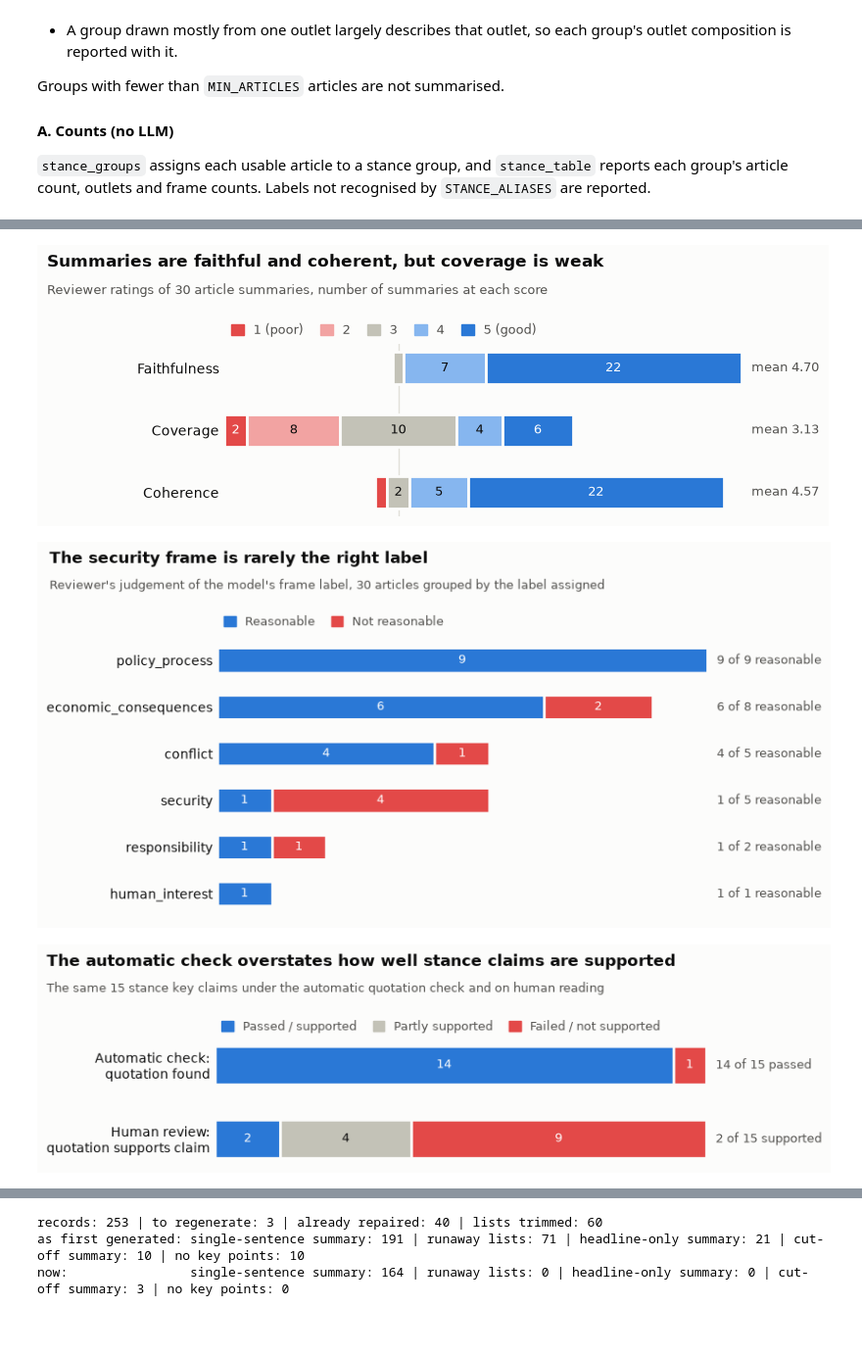
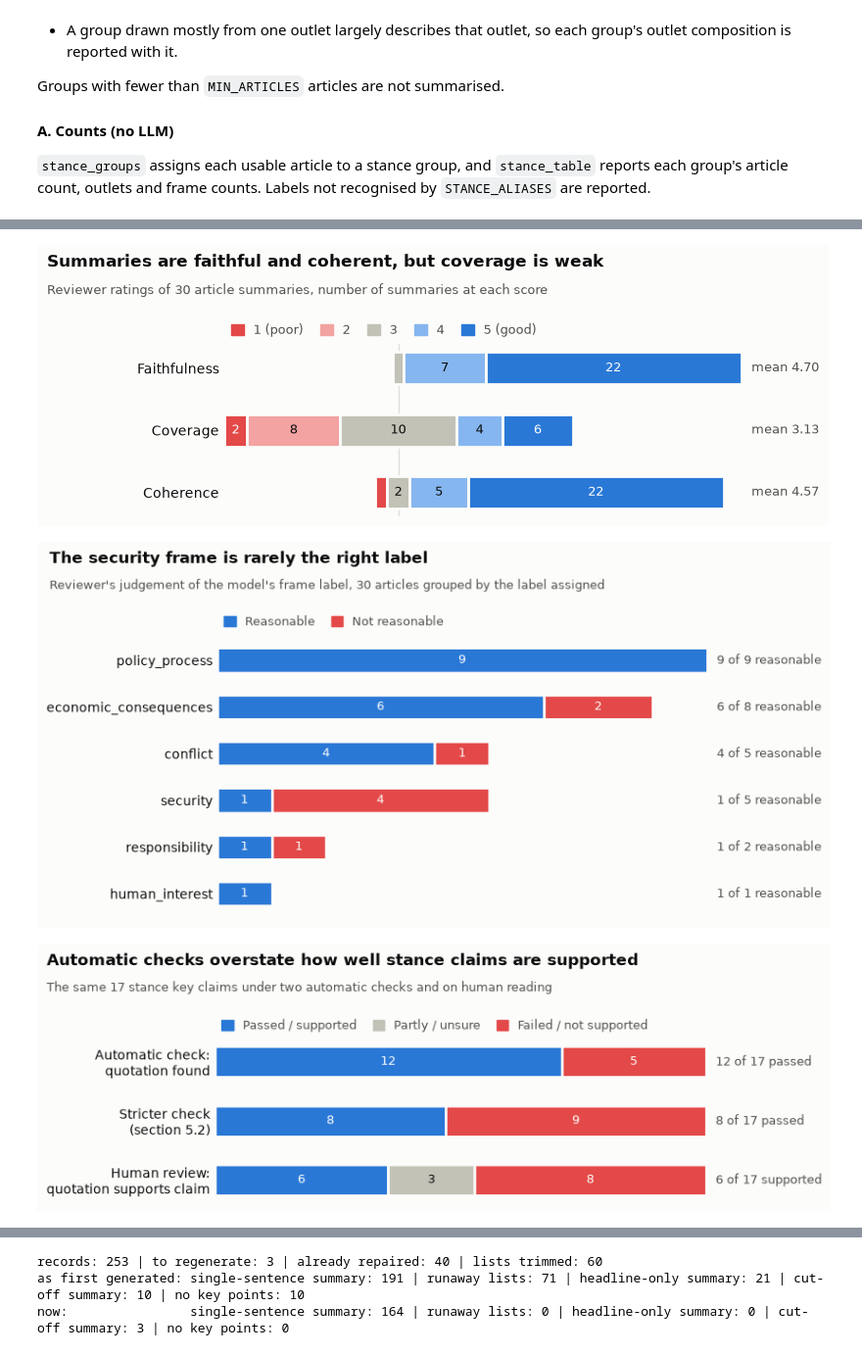
Before and after one commit to jessnxa/nlp_at2_newsprism, a Jupyter notebook: notebooks/05_framing_summarisation/newsprism_summary_no_events.ipynb, the cells around one changed output, grey strips where cells are left out. Shown at 98% size. Drawn from its saved outputs; the diff is of its cells as text; code cells hidden in the pictures; blank space fills up the shorter version.

Commit message:
changing code in stance to use final prediction

```diff
--- a/notebooks/05_framing_summarisation/newsprism_summary_no_events.ipynb
+++ b/notebooks/05_framing_summarisation/newsprism_summary_no_events.ipynb
@@ -179,7 +179,7 @@ OLLAMA_URL = "http://localhost:11434/api/chat"
 # reasoning effort for GPT-OSS ("low", "medium" or "high"); None for models without reasoning, such as llama3.2
 OLLAMA_THINK = None
 OLLAMA_OPTIONS = {"temperature": 0, "num_ctx": 16384, "num_predict": 6000}
-STANCE_OPTIONS = {**OLLAMA_OPTIONS, "num_ctx": 28672}  # the stance prompt lists every article in a topic (housing is about 22,000 tokens), so it needs a larger context than one article
+STANCE_OPTIONS = {**OLLAMA_OPTIONS, "num_ctx": 28672, "num_predict": 3500}  # the stance prompt lists every article in a topic (housing is about 22,000 tokens), so it needs a larger context; a complete reply is about 1,500 to 3,000 tokens, so 3,500 stops a runaway reply early
 PAUSE_SECONDS = 0
 
 def llm_ready():
@@ -1008,6 +1082,15 @@ Rules:
 - Skip groups marked thin: there are too few articles to summarise.
 - Do not treat negative tone as ideology. Describe tendencies cautiously ("tends to", "more often"), because the sample is small.
 - Every support quote must be copied character for character from the quotes listed under that article, with the same article id and sentence id. A claim for a group may only cite that group's own articles."""
+
+IMPROVED_STANCE = False  # True adds the rules below and regenerates the stance view on the next run (about an hour with llama3.1:8b)
+STANCE_RULES_V2 = """
+Additional rules, added after the human review:
+- Write each claim as what the articles report. If a supporting quote is someone's words, name that person or organisation in the claim. Never present a speaker's opinion or a party's proposal as fact.
+- Each claim must be specific to its group. Do not give two groups the same or nearly the same claim.
+- Support quotes must be at least 6 words long and must state the content of the claim, not just mention the topic.
+- Do not write a summary for a group marked thin."""
+STANCE_PROMPT_VERSION = PROMPT_VERSION + ("-s2" if IMPROVED_STANCE else "")  # a separate version, so changing the stance prompt does not regenerate the article summaries
 # %%
 def stance_block(topic, groups):
     # The model input: one <group> per stance, listing each article's summary and its verified quotes.
@@ -1037,8 +1120,8 @@ def summarise_stances(topic, force=False):
     if len(usable) < 2: raise ValueError(f"{topic}: fewer than 2 stance groups have {MIN_ARTICLES} or more labelled articles")
     input_sha1 = hashlib.sha1("".join(sorted(r["article_id"] + s + r["text_sha1"] + r["dominant_frame"] for s, rs in groups.items() for r in rs)).encode()).hexdigest()
     store = load_json(STANCE_PATH); old = store.get(topic)
-    if old and not force and old["prompt_version"] == PROMPT_VERSION and old["input_sha1"] == input_sha1 and old.get("model") == STANCE_MODEL: return old
-    out = call_llm_json(SYSTEM_STANCE, stance_block(topic, groups), TopicStanceLLM, model=STANCE_MODEL, options=STANCE_OPTIONS).model_dump()
+    if old and not force and old["prompt_version"] == STANCE_PROMPT_VERSION and old["input_sha1"] == input_sha1 and old.get("model") == STANCE_MODEL: return old
+    out = call_llm_json(SYSTEM_STANCE + (STANCE_RULES_V2 if IMPROVED_STANCE else ""), stance_block(topic, groups), TopicStanceLLM, model=STANCE_MODEL, options=STANCE_OPTIONS).model_dump()
     for ss in out["stance_summaries"]:
         for c in ss["key_claims"]:
             c["verified_support"] = [s for s in check_support(c["support"], stance_by_id) if s["stance"] == ss["stance"]]  # must come from this group's own articles
@@ -1047,7 +1130,7 @@ def summarise_stances(topic, force=False):
     for d in out["differences"]:
         d["stances_cited"] = sorted({s["stance"] for s in check_support(d["support"], stance_by_id)})
         d["status"] = "ok" if len(d["stances_cited"]) >= 2 else "needs_review"
-    rec = {"topic": topic, "australia_only": AUSTRALIA_ONLY, "articles_per_stance": {s: len(rs) for s, rs in groups.items()}, "articles_without_stance": len(unlabelled), "outlets_per_stance": {s: dict(Counter(r["publisher"] for r in rs).most_common()) for s, rs in groups.items()}, "sentiment_per_stance": {s: dict(Counter(r["sentiment"] for r in rs if r.get("sentiment")).most_common()) for s, rs in groups.items()}, "top_entities_per_stance": {s: top_items([r.get("entities") for r in rs]) for s, rs in groups.items()}, **out, "provider": PROVIDER, "model": STANCE_MODEL, "prompt_version": PROMPT_VERSION, "input_sha1": input_sha1, "generated_at": datetime.now(timezone.utc).isoformat(timespec="seconds")}
+    rec = {"topic": topic, "australia_only": AUSTRALIA_ONLY, "articles_per_stance": {s: len(rs) for s, rs in groups.items()}, "articles_without_stance": len(unlabelled), "outlets_per_stance": {s: dict(Counter(r["publisher"] for r in rs).most_common()) for s, rs in groups.items()}, "sentiment_per_stance": {s: dict(Counter(r["sentiment"] for r in rs if r.get("sentiment")).most_common()) for s, rs in groups.items()}, "top_entities_per_stance": {s: top_items([r.get("entities") for r in rs]) for s, rs in groups.items()}, **out, "provider": PROVIDER, "model": STANCE_MODEL, "prompt_version": STANCE_PROMPT_VERSION, "input_sha1": input_sha1, "generated_at": datetime.now(timezone.utc).isoformat(timespec="seconds")}
     store[topic] = rec; save_json(STANCE_PATH, store)
     return rec
 
@@ -1270,6 +1421,7 @@ The cells below recompute these figures from the two sheets and chart them.
 # %%
 REVIEW_PATH = OUT_DIR / "human_review_sample_30_robin.csv"  # 30 articles, 10 per topic, drawn at random and balanced across outlets
-CLAIMS_REVIEW_PATH = OUT_DIR / "stance_claims_review_robin.csv"  # every stance key claim with the quotations cited for it
+CLAIMS_REVIEW_PATH = OUT_DIR / "stance_claims_review_final_labels_robin_reviewed.csv"  # every stance key claim of the current stance view, with its cited quotations
+EARLIER_CLAIMS_REVIEW_PATH = OUT_DIR / "stance_claims_review_robin.csv"  # the first stance run, built on the GPT-OSS silver labels (outputs/stance_analysis_gptoss_labels.json)
 
 def answers(col): return col.astype(str).str.strip().str.lower()
 
@@ -1282,7 +1434,7 @@ if REVIEW_PATH.exists():
     display(rv.groupby("dominant_frame")["frame_ok"].agg(reasonable="sum", reviewed="count"))
 else: print("No scored review sheet at", REVIEW_PATH)
 
-VERDICT_RANK = {"no": 0, "partly": 1, "yes": 2}
+VERDICT_RANK = {"no": 0, "unsure": 1, "partly": 2, "yes": 3}
 if CLAIMS_REVIEW_PATH.exists():
     cr = pd.read_csv(CLAIMS_REVIEW_PATH); cr["verdict"] = answers(cr["quote_supports_claim_yes_partly_no"]).replace({"maybe": "partly"})
     cr = cr[cr["verdict"].isin(VERDICT_RANK)]
@@ -1290,10 +1442,15 @@ if CLAIMS_REVIEW_PATH.exists():
     store = load_json(STANCE_PATH); claims = [(topic, ss["stance"], c) for topic, t in store.items() for ss in t["stance_summaries"] for c in ss["key_claims"]]
     for topic, stance, c in claims: c["human_review"] = best.get((topic, stance, c["claim"]))  # None if the claim was regenerated after the review
     save_json(STANCE_PATH, store)  # the verdict is exported with each claim in section 6
-    print(f"stance key claims reviewed: {len(best)} | supported: {(best == 'yes').sum()} | partly: {(best == 'partly').sum()} | not supported: {(best == 'no').sum()}")
+    print(f"stance key claims reviewed: {len(best)} | supported: {(best == 'yes').sum()} | partly: {(best == 'partly').sum()} | unsure: {(best == 'unsure').sum()} | not supported: {(best == 'no').sum()}")
     print(f"passed by the automatic check: {sum(c['status'] == 'ok' for _, _, c in claims)} of {len(claims)} | current claims with a human verdict: {sum(c['human_review'] is not None for _, _, c in claims)}")
     display(best.groupby("topic").value_counts().unstack(fill_value=0))
 else: print("No reviewed stance claims at", CLAIMS_REVIEW_PATH)
+
+if EARLIER_CLAIMS_REVIEW_PATH.exists():  # for comparison only: these claims were replaced when the stance view was regenerated with the final labels
+    er = pd.read_csv(EARLIER_CLAIMS_REVIEW_PATH); er["verdict"] = answers(er["quote_supports_claim_yes_partly_no"]).replace({"maybe": "partly"})
+    eb = er[er["verdict"].isin(VERDICT_RANK)].groupby(["topic", "stance", "claim"])["verdict"].agg(lambda v: max(v, key=VERDICT_RANK.get))
+    print(f"earlier stance run (GPT-OSS labels): {len(eb)} claims reviewed | supported: {(eb == 'yes').sum()} | partly: {(eb == 'partly').sum()} | not supported: {(eb == 'no').sum()}")
 # %% [output]
 articles reviewed: 30 | attribution acceptable: 30 | frame reasonable: 22
 |  | faithful_1to5 | coverage_1to5 | coherent_1to5 |
@@ -1336,34 +1565,36 @@ def stacked_bars(table, colours, title, subtitle, notes=None, centre=None):
         for value, colour in zip(row, colours):
             if value:
                 ax.barh(y, value, left=left, height=0.52, color=colour, edgecolor=SURFACE, linewidth=2)
                 if value / total >= 0.045: ax.text(left + value / 2, y, f"{int(value)}", ha="center", va="center", fontsize=9, color="white" if colour in (BLUE, RED) else INK)
             left += value
         if notes: ax.text(1.01, y, notes[y], transform=ax.get_yaxis_transform(), ha="left", va="center", fontsize=9, color=MUTED)
     ax.set_yticks(range(len(table))); ax.set_yticklabels(table.index, fontsize=10, color=INK); ax.invert_yaxis()
     ax.tick_params(length=0); ax.set_xticks([]); ax.margins(x=0.01)
     for side in ax.spines.values(): side.set_visible(False)
     if centre is not None: ax.axvline(0, color=GRID, linewidth=1, zorder=0)
     ax.legend(handles=[plt.Rectangle((0, 0), 1, 1, color=c) for c in colours], labels=list(table.columns), ncol=len(colours), loc="lower left", bbox_to_anchor=(0, 1.0), frameon=False, fontsize=9, labelcolor=MUTED, handlelength=1, handleheight=1, columnspacing=1.4, borderaxespad=0.2)
     fig.suptitle(title, x=0.01, y=0.99, ha="left", va="top", fontsize=12, fontweight="bold", color=INK)
     fig.text(0.01, 0.99 - 0.30 / fig.get_figheight(), subtitle, ha="left", va="top", fontsize=9.5, color=MUTED)
     fig.subplots_adjust(left=0.22, right=0.84, top=1 - 0.95 / fig.get_figheight(), bottom=0.06)
     plt.show()
 
 if REVIEW_PATH.exists():
     names = {"faithful_1to5": "Faithfulness", "coverage_1to5": "Coverage", "coherent_1to5": "Coherence"}
     ratings = pd.DataFrame({name: rv[col].value_counts().reindex(range(1, 6), fill_value=0) for col, name in names.items()}).T
     ratings.columns = ["1 (poor)", "2", "3", "4", "5 (good)"]
     stacked_bars(ratings, [RED, LIGHT_RED, GREY, LIGHT_BLUE, BLUE], "Summaries are faithful and coherent, but coverage is weak", f"Reviewer ratings of {len(rv)} article summaries, number of summaries at each score", notes=[f"mean {rv[col].mean():.2f}" for col in names], centre=2)
 
     frames = rv.groupby("dominant_frame")["frame_ok"].agg(ok="sum", n="count").sort_values("n", ascending=False)
     frame_table = pd.DataFrame({"Reasonable": frames["ok"], "Not reasonable": frames["n"] - frames["ok"]})
     stacked_bars(frame_table, [BLUE, RED], "The security frame is rarely the right label", f"Reviewer's judgement of the model's frame label, {len(rv)} articles grouped by the label assigned", notes=[f"{int(r.ok)} of {int(r.n)} reasonable" for r in frames.itertuples()])
 
 if CLAIMS_REVIEW_PATH.exists():
-    passed = sum(c["status"] == "ok" for _, _, c in claims)
-    checks = pd.DataFrame({"Passed / supported": [passed, (best == "yes").sum()], "Partly supported": [0, (best == "partly").sum()], "Failed / not supported": [len(claims) - passed, (best == "no").sum()]}, index=["Automatic check:\nquotation found", "Human review:\nquotation supports claim"])
-    stacked_bars(checks, [BLUE, GREY, RED], "The automatic check overstates how well stance claims are supported", f"The same {len(best)} stance key claims under the automatic quotation check and on human reading", notes=[f"{passed} of {len(claims)} passed", f"{(best == 'yes').sum()} of {len(best)} supported"])
+    auto_ok, strict_ok = compare["automatic"].sum(), compare["strict"].sum()
+    checks = pd.DataFrame({"Passed / supported": [auto_ok, strict_ok, (best == "yes").sum()], "Partly / unsure": [0, 0, best.isin(["partly", "unsure"]).sum()], "Failed / not supported": [len(compare) - auto_ok, len(compare) - strict_ok, (best == "no").sum()]},
+                          index=["Automatic check:\nquotation found", "Stricter check\n(section 5.2)", "Human review:\nquotation supports claim"])
+    stacked_bars(checks, [BLUE, GREY, RED], "Automatic checks overstate how well stance claims are supported", f"The same {len(compare)} stance key claims under two automatic checks and on human reading",
+                 notes=[f"{auto_ok} of {len(compare)} passed", f"{strict_ok} of {len(compare)} passed", f"{(best == 'yes').sum()} of {len(best)} supported"])
 # %% [output]
 [figure]
 [figure]
-[figure, old version]
+[figure, new version]
```
Also changed, not shown: parts of 28 cells of this notebook, 11 other files.
